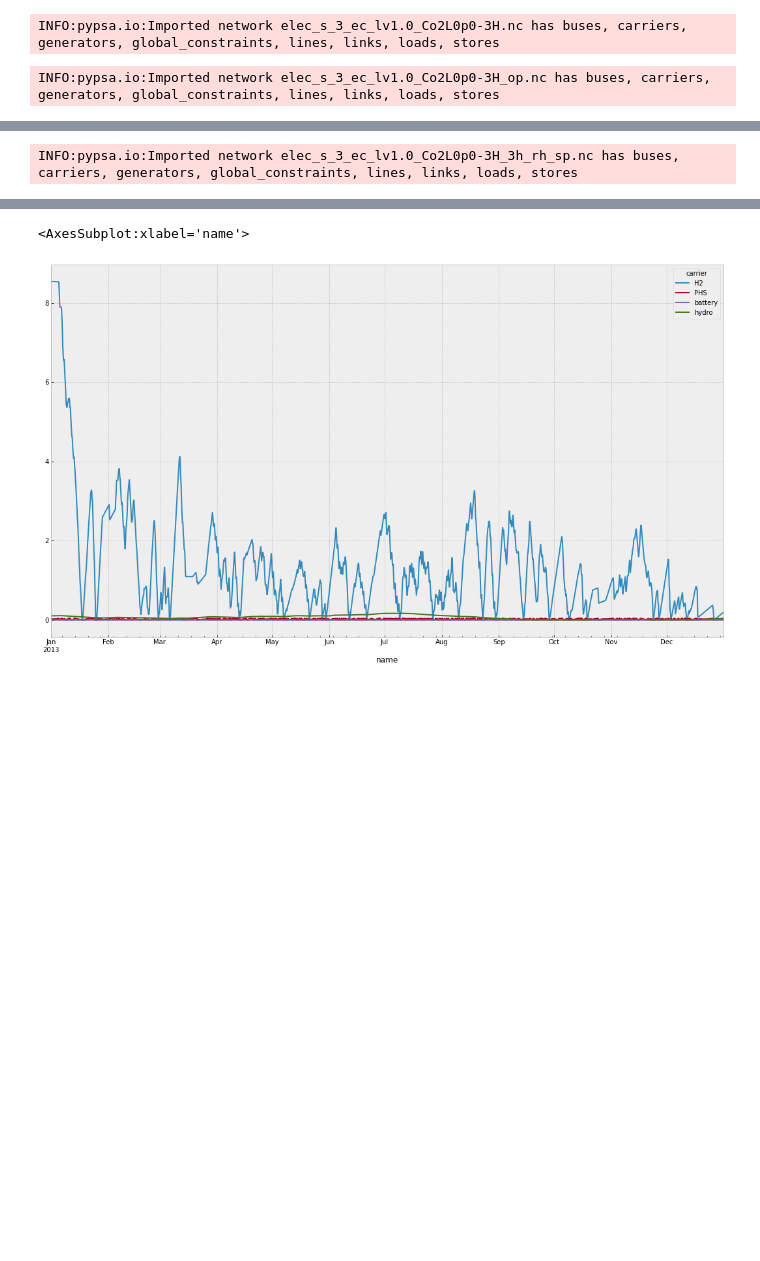
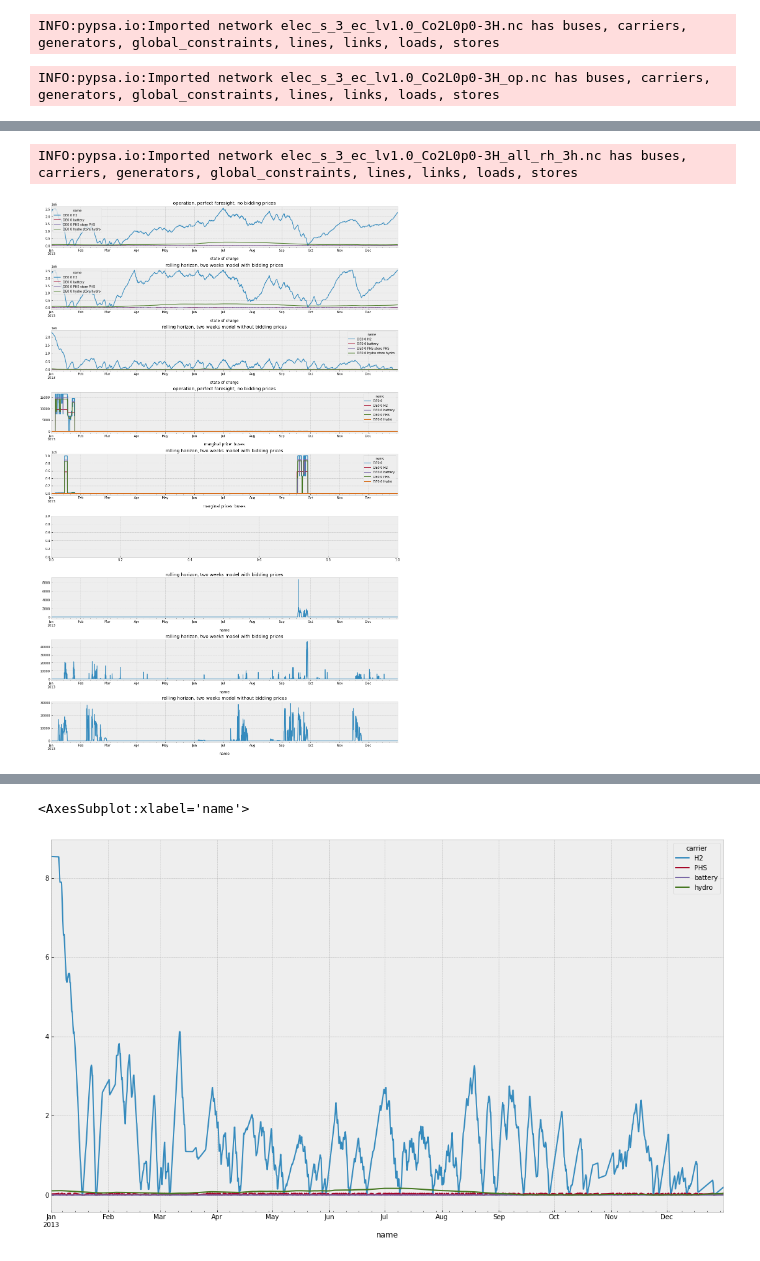
Before and after one commit to StuttgartYang/pypsa-eur, a Jupyter notebook: notebook/check_pypsa_eur_de_postnetwork.ipynb, the cells around one changed output, grey strips where cells are left out. Saved outputs shown, nothing was run; the diff lists cells and outputs as text; code cells hidden in the pictures; blank space fills up the shorter version.

```diff
--- a/notebook/check_pypsa_eur_de_postnetwork.ipynb
+++ b/notebook/check_pypsa_eur_de_postnetwork.ipynb
@@ -27,5 +27,5 @@ n_op = pypsa.Network(basedir + "results/networks/2013_de/elec_s_3_ec_lv1.0_Co2L0
 INFO:pypsa.io:Imported network elec_s_3_ec_lv1.0_Co2L0p0-3H_op.nc has buses, carriers, generators, global_constraints, lines, links, loads, stores
 # %%
 # rolling horizon, without setting bidding price
-n_de_rh = pypsa.Network(basedir + "results/networks/2013_de/elec_s_3_ec_lv1.0_Co2L0p0-3H_2w_rh.nc")
+n_de_rh = pypsa.Network(basedir + "results/networks/2013_de/elec_s_3_ec_lv1.0_Co2L0p0-3H__rh.nc")
 # %% [output]
@@ -33,4 +33,4 @@ INFO:pypsa.io:Imported network elec_s_3_ec_lv1.0_Co2L0p0-3H_2w_rh.nc has buses,
 # %%
 ## rolling horizon for two weeks and one week overlap
-n_rh_sp_2w = pypsa.Network(basedir + "results/networks/2013_de/elec_s_3_ec_lv1.0_Co2L0p0-3H_2w_rh_sp.nc")
+n_rh_all_2w = pypsa.Network(basedir + "results/networks/2013_de/elec_s_3_ec_lv1.0_Co2L0p0-3H_all_rh.nc")
 # %% [output]
@@ -38,8 +55,51 @@ INFO:pypsa.io:Imported network elec_s_3_ec_lv1.0_Co2L0p0-3H_2w_rh_sp.nc has buse
 # %%
 ## rolling horizon for two weeks and one week overlap
-n_rh_sp_3h = pypsa.Network(basedir + "results/networks/2013_de/elec_s_3_ec_lv1.0_Co2L0p0-3H_3h_rh_sp.nc")
+n_rh_all_3h = pypsa.Network(basedir + "results/networks/2013_de/elec_s_3_ec_lv1.0_Co2L0p0-3H_all_rh_3h.nc")
 # %% [output]
-INFO:pypsa.io:Imported network elec_s_3_ec_lv1.0_Co2L0p0-3H_3h_rh_sp.nc has buses, carriers, generators, global_constraints, lines, links, loads, stores
+INFO:pypsa.io:Imported network elec_s_3_ec_lv1.0_Co2L0p0-3H_all_rh_3h.nc has buses, carriers, generators, global_constraints, lines, links, loads, stores
+# %%
+where='2013'
+
+fig, (ax1,ax2,ax3,ax4,ax5, ax6, ax7, ax8, ax9) = plt.subplots(9,1, figsize=(20,30))
+plt.subplots_adjust(top = 0.9, bottom=0.1, hspace=.5, wspace=0)
+
+n_op.stores_t.e.filter(like='DE0 0').loc[where].plot(ax=ax1)
+ax1.set_title('operation, perfect foresight, no bidding prices')
+ax1.set_xlabel('state of charge')
+
+n_rh_all_2w.stores_t.e.filter(like='DE0 0').loc[where].plot(ax=ax2)
+ax2.set_title('rolling horizon, two weeks model with bidding prices')
+ax2.set_xlabel('state of charge')
+
+n_de_rh.stores_t.e.filter(like='DE0 0').loc[where].plot(ax=ax3)
+ax3.set_title('rolling horizon, two weeks model without bidding prices')
+ax3.set_xlabel('state of charge')
+
+n_op.buses_t.marginal_price.filter(like='DE0 0').loc[where, :].plot(ax=ax4)
+ax4.set_title('operation, perfect foresight, no bidding prices')
+ax4.set_xlabel('marginal price: buses')
+
+
+n_rh_all_2w.buses_t.marginal_price.filter(like='DE0 0').loc[where].plot(ax=ax5)
+ax5.set_title('rolling horizon, two weeks model with bidding prices')
+ax5.set_xlabel('marginal prices: buses')
+
+n=n_rh_all_2w
+n.generators_t.p[n.generators.index[n.generators.carrier == "load"]].sum(axis=1).plot(ax=ax7)
+ax7.set_title('rolling horizon, two weeks model with bidding prices')
+
+n=n_rh_all_3h
+n.generators_t.p[n.generators.index[n.generators.carrier == "load"]].sum(axis=1).plot(ax=ax8)
+ax8.set_title('rolling horizon, two weeks model with bidding prices')
+
+n=n_de_rh
+n.generators_t.p[n.generators.index[n.generators.carrier == "load"]].sum(axis=1).plot(ax=ax9)
+ax9.set_title('rolling horizon, two weeks model without bidding prices')
+
+#fig.savefig(f'../plots/01-operation.jpeg')
+plt.show()
+# %% [output]
+[figure, added]
 # %%
 n = n_op
 
```
Also changed, not shown: parts of 4 cells of this notebook, 5 other files.
